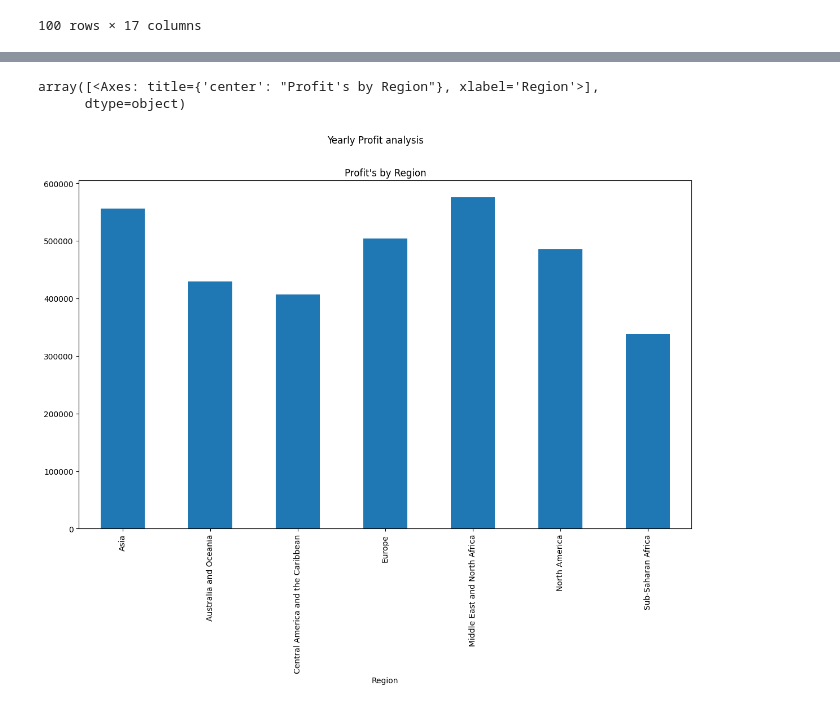
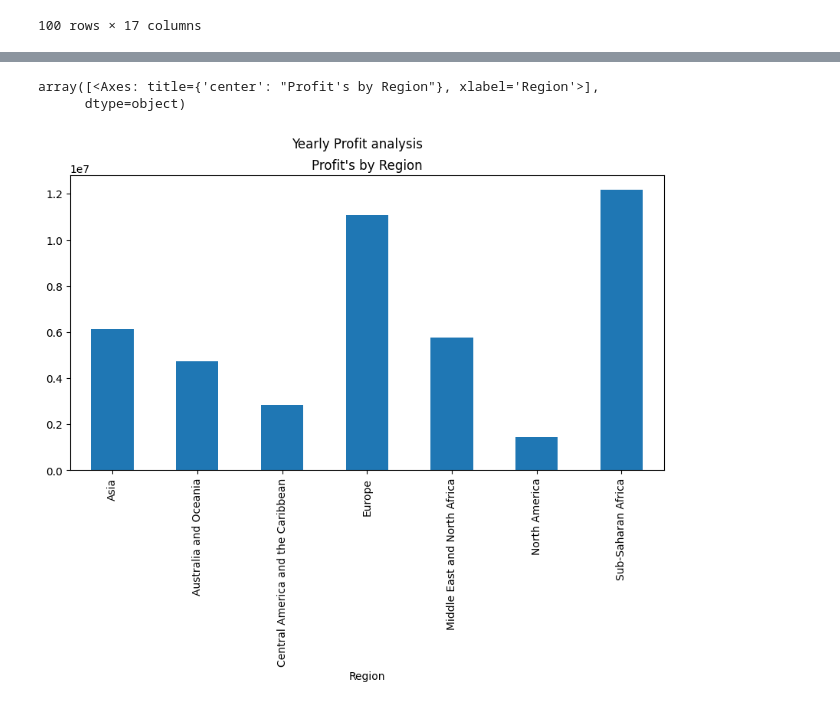
Before and after one commit to yash66gupta/Amazon-sales-data, a Jupyter notebook: Amazon_sales_data_analysis.ipynb, the cells around one changed output, grey strips where cells are left out. Drawn from its saved outputs; the diff is of its cells as text; code cells hidden in the pictures.

```diff
--- a/Amazon_sales_data_analysis.ipynb
+++ b/Amazon_sales_data_analysis.ipynb
@@ -345,8 +345,8 @@ array([<Axes: title={'center': "Profit's per annum"}, xlabel='Year'>],
 # %%
-Region_profit=df1.groupby('Region')["Total Profit"].mean()
+Region_profit=df1.groupby('Region')["Total Profit"].sum()
 Region_profit.name = "Profit's by Region"
-Region_profit.plot.bar(x='Total Profit',y='Region',subplots= True, fontsize=10, title='Yearly Profit analysis', figsize=(14,8))
+Region_profit.plot.bar(x='Total Profit',y='Region',subplots= True, fontsize=10, title='Yearly Profit analysis', figsize=(10,5))
 # %% [output]
 array([<Axes: title={'center': "Profit's by Region"}, xlabel='Region'>],
       dtype=object)
-[figure, old version]
+[figure, new version]
```
Also changed, not shown: parts of 7 cells of this notebook.
